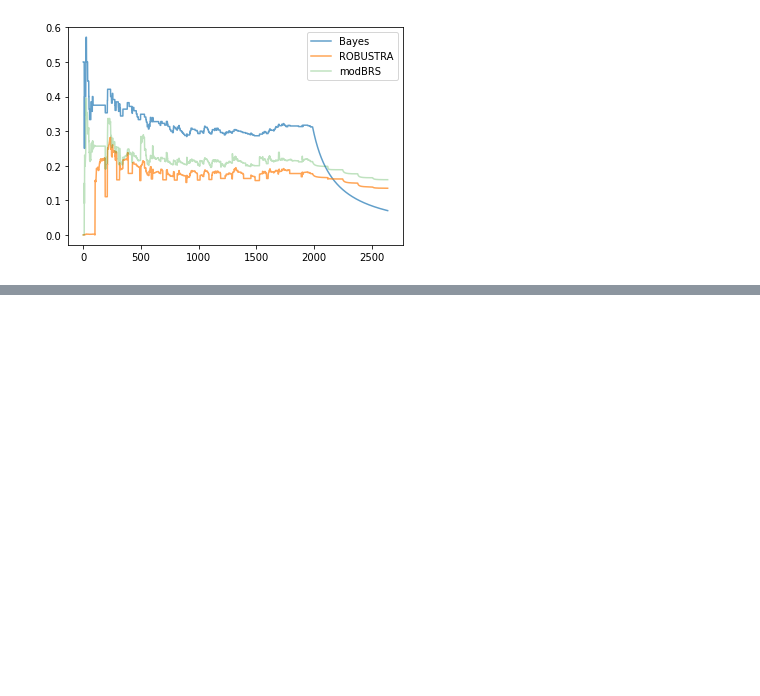
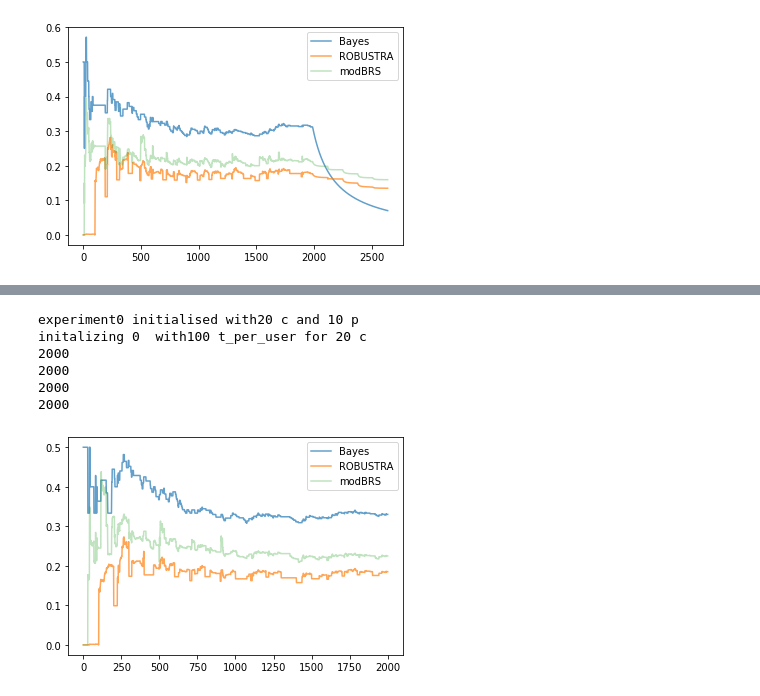
Before and after one commit to xahiru/robustra, a Jupyter notebook: agentbasedexp_cleansim2.ipynb, the cells around one changed output, grey strips where cells are left out. Saved outputs shown, nothing was run; the diff lists cells and outputs as text; code cells hidden in the pictures; blank space fills up the shorter version.

```diff
--- a/agentbasedexp_cleansim2.ipynb
+++ b/agentbasedexp_cleansim2.ipynb
@@ -787,0 +798,23 @@ exp1.get_rep(101, 204, reptype='rob', alpha=0.8, filter_threshold=0.5)
+# %%
+scenario = 0
+n_consumers = 20
+n_producers = 10
+n_transactions = 100
+seed = 100
+
+
+%matplotlib inline
+
+exp1 = Experiment(scenario, n_consumers, n_producers, n_transactions,seed)
+
+# exp1.reset_all()
+exp1.i_transactions([], [(101,204)], True, 100)
+exp1.plot(101,204)
+# %% [output]
+experiment0 initialised with20 c and 10 p
+initalizing 0  with100 t_per_user for 20 c
+2000
+2000
+2000
+2000
+[figure, added]
```
Also changed, not shown: parts of 19 cells of this notebook.
